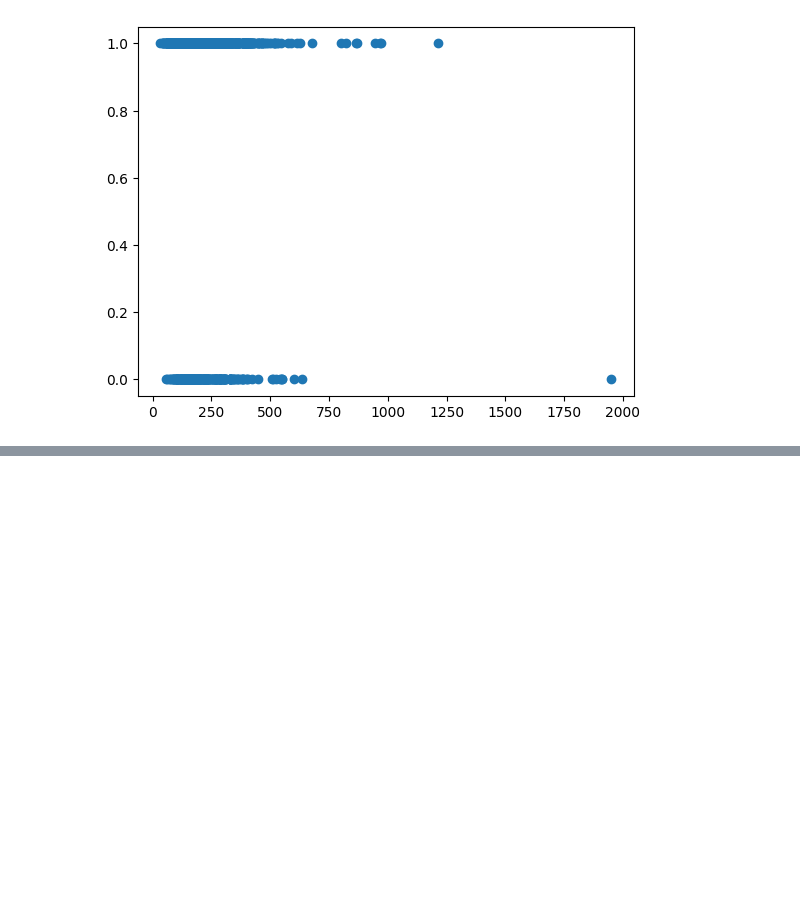
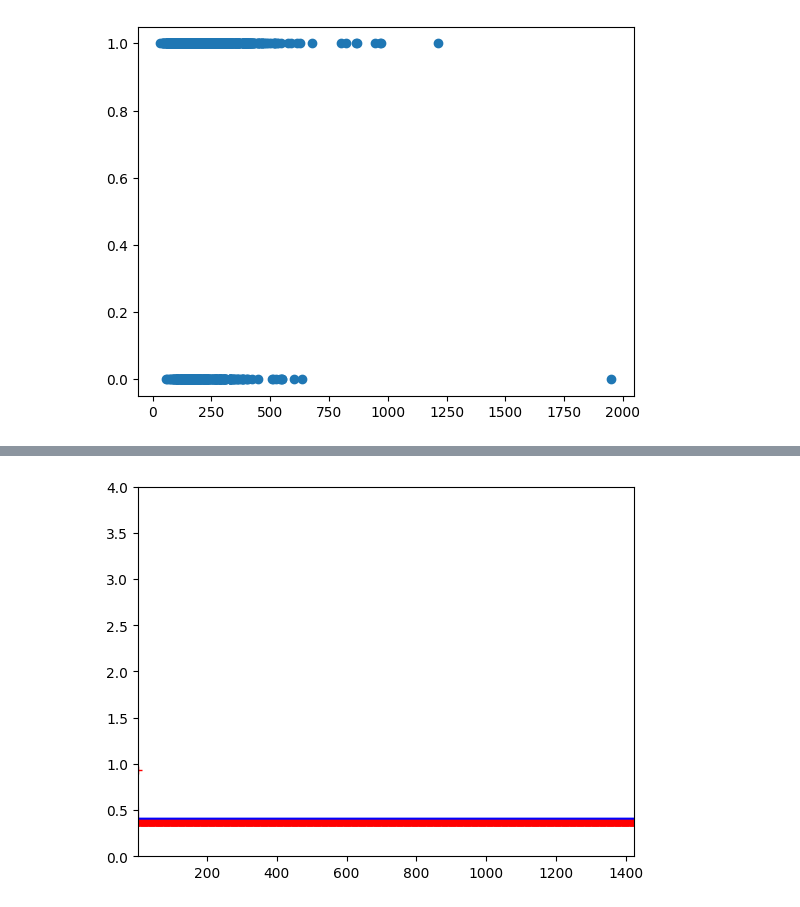
Before and after one commit to Williamarvin/Ceng3300_project, a Jupyter notebook: project.ipynb, the cells around one changed output, grey strips where cells are left out. Cells and saved outputs as stored; diff of their text form; code cells hidden in the pictures; blank space fills up the shorter version.

Commit message:
Added new model, accuracy scores and learning graph

```diff
--- a/project.ipynb
+++ b/project.ipynb
@@ -226,3 +227,13 @@ See the caveats in the documentation: https://pandas.pydata.org/pandas-docs/stab
 | 7794 | 7794 | 7798 | NCGC00254768-01 | UELITFHSCLAHKR-UHFFFAOYSA-N | NCGC00254768-01 | 7798 | training | 0.0 | 0.0 | 0.0 | ... |
 | 7868 | 7868 | 7872 | NCGC00256389-01 | WBLZUCOIBUDNBV-UHFFFAOYSA-N | NCGC00256389-01 | 7872 | training | 0.0 | 0.0 | 0.0 | ... |
 5 rows × 26 columns
+# %%
+fps = []
+
+for smi in tox_inpute["smiles"]:
+    mol = Chem.MolFromSmiles(smi)
+    fp = AllChem.GetMorganFingerprintAsBitVect(mol,2,256)
+    fps.append(fp)
+
+fp_mtx = np.array(fps)
+print(fp_mtx)
@@ -228,0 +282,11 @@ See the caveats in the documentation: https://pandas.pydata.org/pandas-docs/stab
+# %%
+# the matrix can be added to the original dataframe using the following line.
+fp_mtx = np.array(fps)
+
+# Generate column names for the fingerprint columns
+fp_columns = ['fp_' + str(i) for i in range(256)]
+
+tox_fp_inpute = tox_inpute
+
+# Directly assign the fingerprint matrix as new columns in the DataFrame
+tox_fp_inpute[fp_columns] = fp_mtx
@@ -324,0 +450,21 @@ plt.scatter(x_train[:, 0], y_train)
+# %%
+# With morgan fingerprint
+
+x_columns = ['mw',
+             'nn',
+             'nring',
+             'logP']
+
+for i in range(256):
+    x_columns.append("fp_"+str(i))
+
+log_reg_3 = LogisticRegression(solver="saga")
+
+x = tox_fp_inpute.loc[:, x_columns].to_numpy()
+y = tox_fp_inpute.loc[:, 'safe_for_body'].to_numpy()
+
+x_train, x_test, y_train, y_test = train_test_split(x, y, random_state=3300, train_size = 0.70, test_size= 0.30)
+
+plot_learning_curves(log_reg_3, x_train, y_train)
+# %% [output]
+[figure, added]
```
Also changed, not shown: parts of 22 cells of this notebook, 1 other file.
